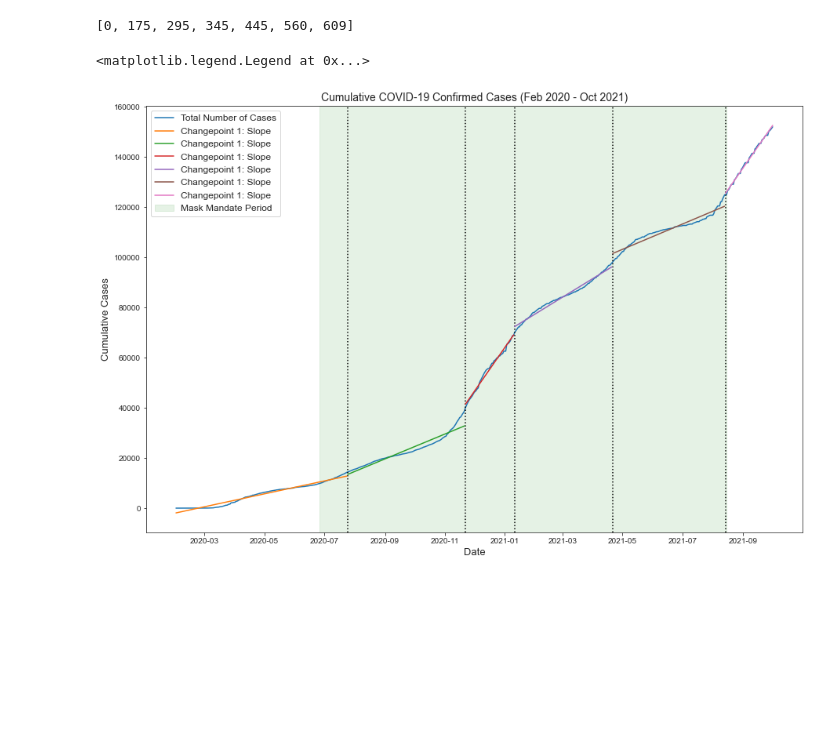
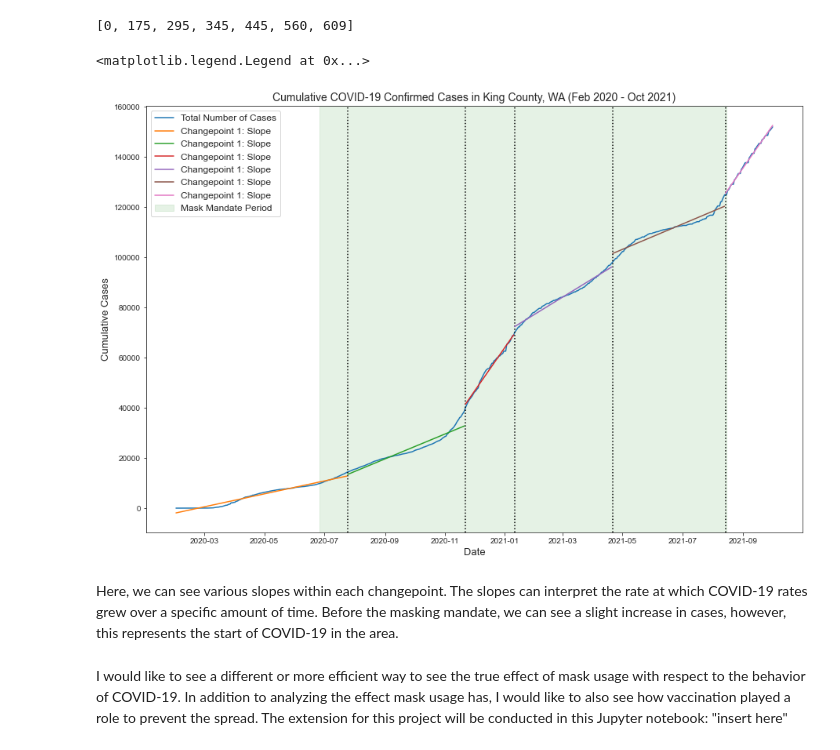
Before and after one commit to reginamaee/data-512-project, a Jupyter notebook: Project.ipynb, the cells around one changed output. Drawn from its saved outputs; the diff is of its cells as text; code cells hidden in the pictures; blank space fills up the shorter version.

```diff
--- a/Project.ipynb
+++ b/Project.ipynb
@@ -505,20 +511,24 @@ c6['values'] = m6*x6 + b6
 # %%
 fig = plt.figure(figsize=(15,10))
 sns.lineplot(x="new_date_format", y = "cases", data=kc_cases, label="Total Number of Cases")
 #rpt.display(cases, pred)
 for x in indexing:
     plt.axvline(x, linestyle='dotted', c="black")
 sns.lineplot(x="new_date_format", y="values", data=c1, label="Changepoint 1: Slope")
 sns.lineplot(x="new_date_format", y="values", data=c2, label="Changepoint 1: Slope")
 sns.lineplot(x="new_date_format", y="values", data=c3, label="Changepoint 1: Slope")
 sns.lineplot(x="new_date_format", y="values", data=c4, label="Changepoint 1: Slope")
 sns.lineplot(x="new_date_format", y="values", data=c5, label="Changepoint 1: Slope")
 sns.lineplot(x="new_date_format", y="values", data=c6, label="Changepoint 1: Slope")
 plt.axvspan(min(kc_mask_mandates['new_date_format']), max(kc_mask_mandates['new_date_format']), color='green', alpha=0.1, label='Mask Mandate Period')
 plt.xlabel('Date', fontsize = 13)
 plt.ylabel('Cumulative Cases', fontsize=13)
-plt.title("Cumulative COVID-19 Confirmed Cases (Feb 2020 - Oct 2021)", fontsize=14)
+plt.title("Cumulative COVID-19 Confirmed Cases in King County, WA (Feb 2020 - Oct 2021)", fontsize=14)
 plt.legend(fontsize=12)
 # %% [output]
 <matplotlib.legend.Legend at 0x...>
-[figure, old version]
+[figure, new version]
+# %% [markdown]
+Here, we can see various slopes within each changepoint. The slopes can interpret the rate at which COVID-19 rates grew over a specific amount of time. Before the masking mandate, we can see a slight increase in cases, however, this represents the start of COVID-19 in the area.
+# %% [markdown]
+I would like to see a different or more efficient way to see the true effect of mask usage with respect to the behavior of COVID-19. In addition to analyzing the effect mask usage has, I would like to also see how vaccination played a role to prevent the spread. The extension for this project will be conducted in this Jupyter notebook: "insert here"
```
Also changed, not shown: parts of 3 cells of this notebook.
